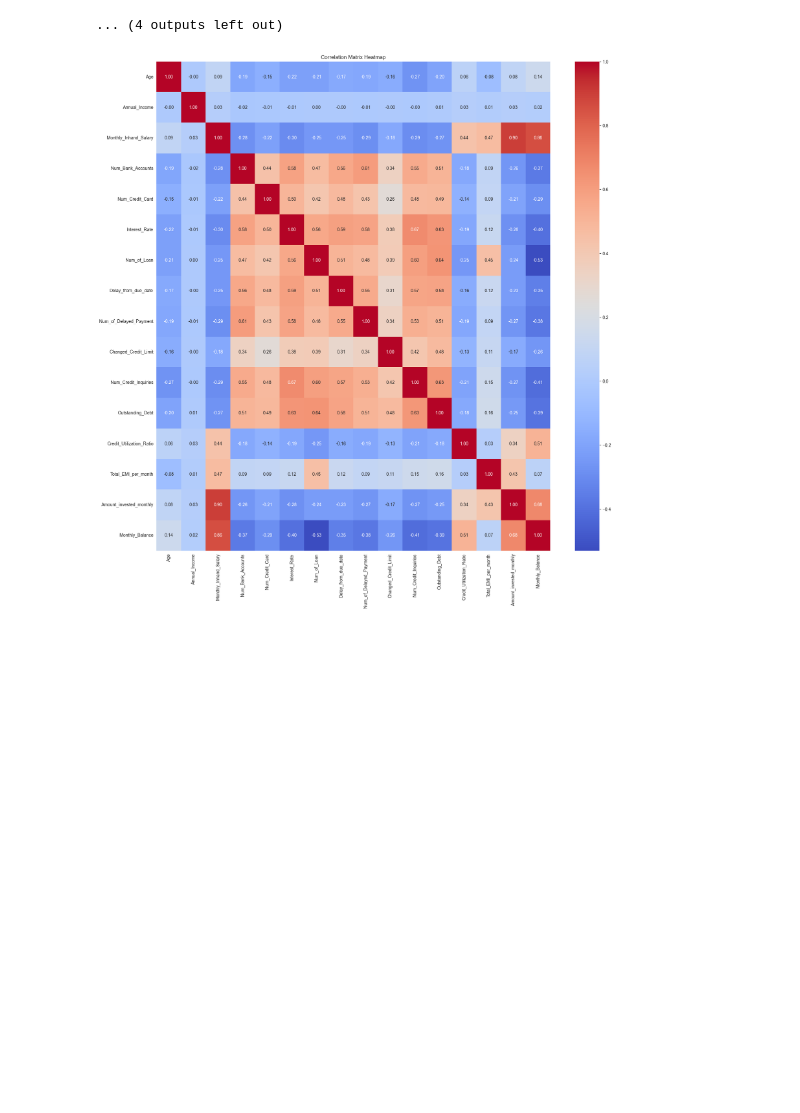
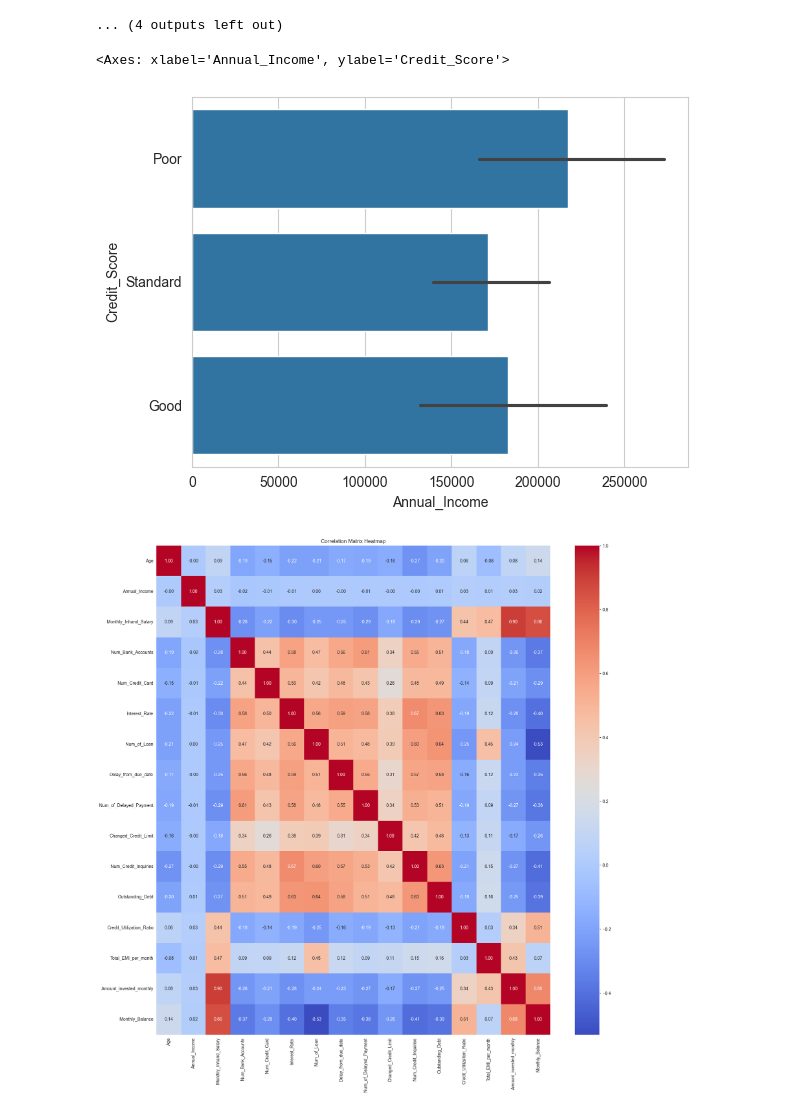
Before and after one commit to amanchauhan813/Credit-Score-Classification, a Jupyter notebook: notebooks/04_EDA.ipynb, the cells around one changed output. Drawn from its saved outputs; the diff is of its cells as text; code cells hidden in the pictures; blank space fills up the shorter version.

Commit message:
Performed EDA on trainig Data

```diff
--- a/notebooks/04_EDA.ipynb
+++ b/notebooks/04_EDA.ipynb
@@ -154,6 +154,11 @@ for column in columns_to_plot:
 [interactive output not drawn]
 [interactive output not drawn]
 ... (4 outputs left out)
+# %%
+sns.barplot(data,x='Annual_Income',y='Credit_Score')
+# %% [output]
+<Axes: xlabel='Annual_Income', ylabel='Credit_Score'>
+[figure, added]
 # %%
 correlation_matrix = data[columns_to_plot].corr()
 plt.figure(figsize=(20, 20))
```
Also changed, not shown: parts of 5 cells of this notebook.
